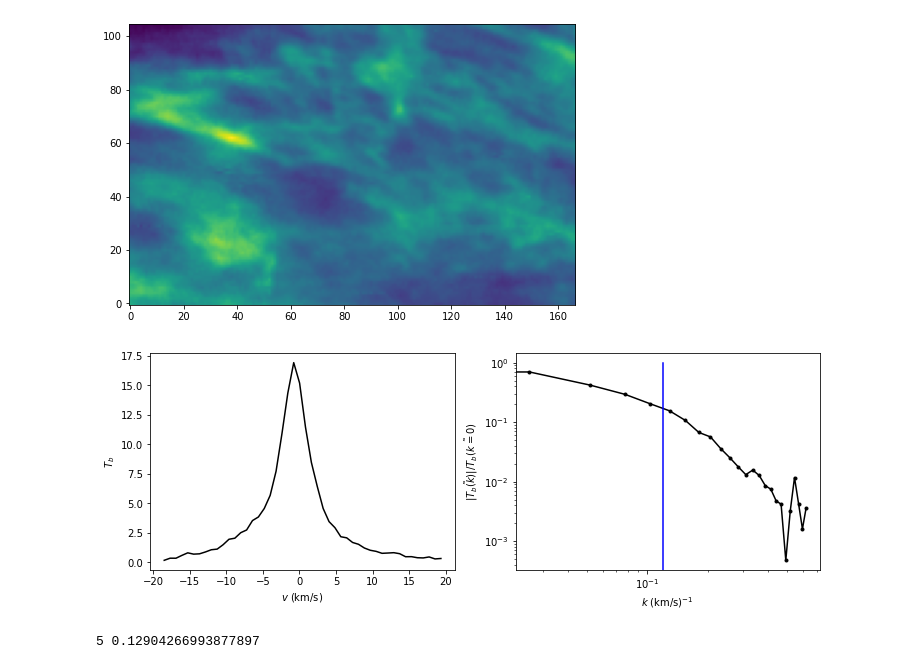
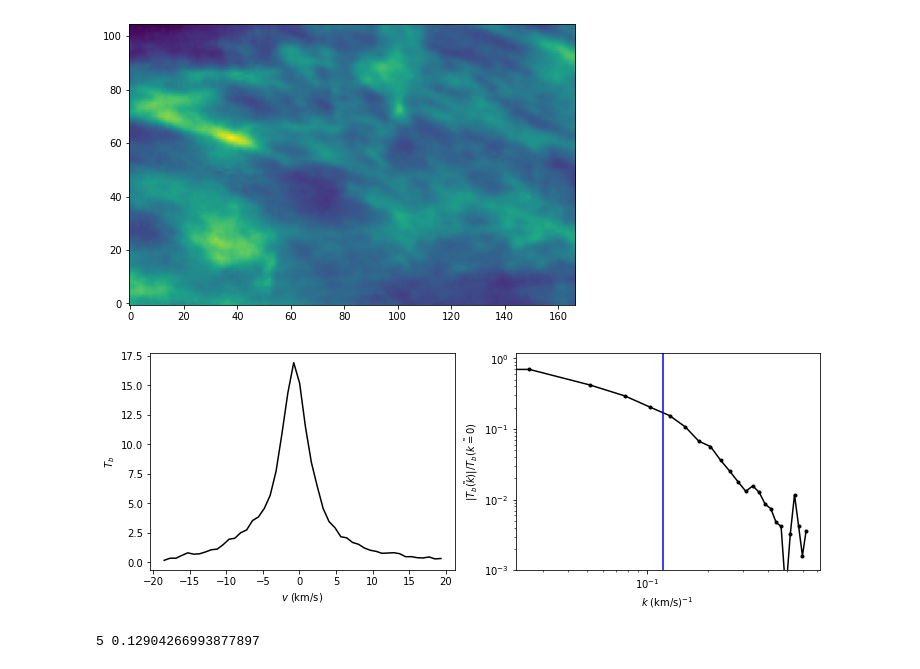
Before and after one commit to antoinemarchal/FFT-21cm, a Jupyter notebook: Marchal_et_al_2022b.ipynb, the cells around one changed output. Saved outputs shown, nothing was run; the diff lists cells and outputs as text; code cells hidden in the pictures.

```diff
--- a/Marchal_et_al_2022b.ipynb
+++ b/Marchal_et_al_2022b.ipynb
@@ -82,17 +86,18 @@ kcut = 0.12
 # %%
 f, (ax1, ax2) = plt.subplots(1, 2, figsize=(12,4))
 x = 40; y = 65
 ax1.plot(subv, cube[:,x,y], "-k")
 ax1.set_ylabel(r"$T_b$")
 ax1.set_xlabel(r"$v$ (km/s)")
 ax2.plot(hfreqs, hsfft[:,x,y], ".-k")
-ax2.plot([kcut, kcut], [0,1], "-b")
+ax2.plot([kcut, kcut], [0,2], "-b")
+ax2.set_ylim([1.e-3,1.2])
 ax2.set_ylabel(r"|$\tilde{T_b(k)}$|/$\tilde{T_b(k=0)}$")
 ax2.set_xlabel(r"$k$ (km/s)$^{-1}$")
 ax2.set_xscale("log")
 ax2.set_yscale("log")
 # %% [output]
-[figure, old version]
+[figure, new version]
 # %%
 klim = np.where(np.sort(hfreqs) > kcut)[0][0]
 print(klim, hfreqs[klim])
```
Also changed, not shown: parts of 3 cells of this notebook.
